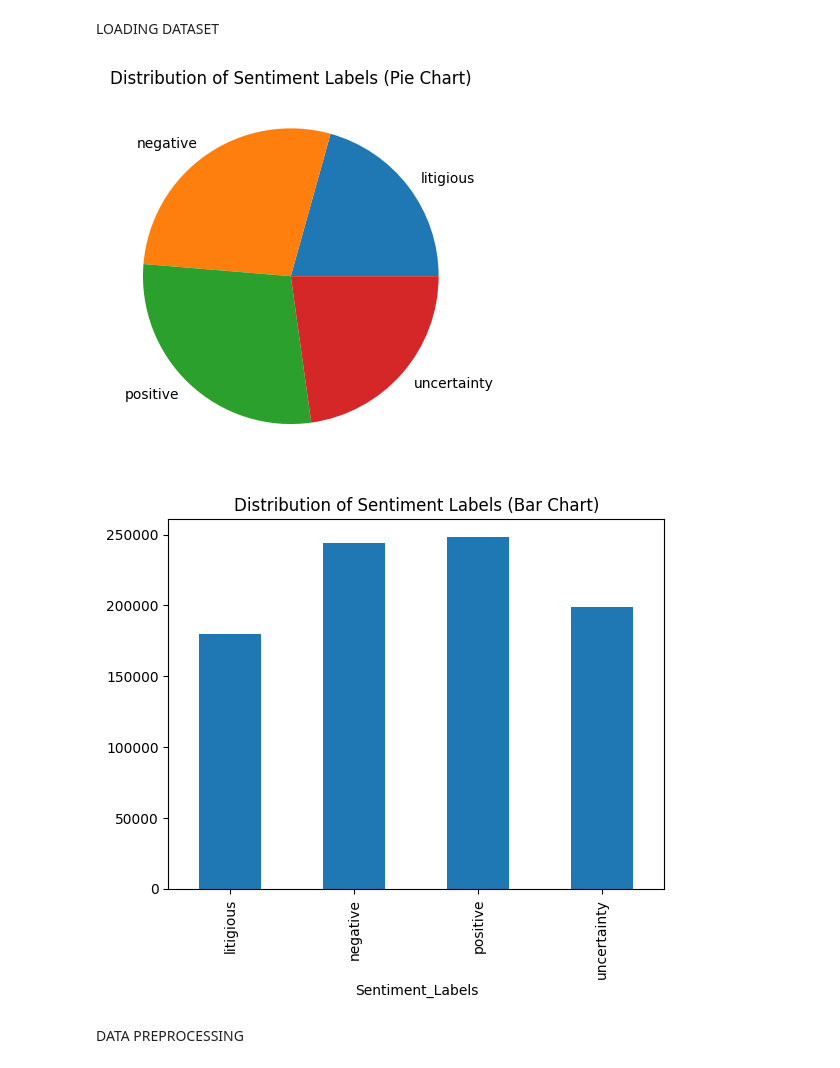
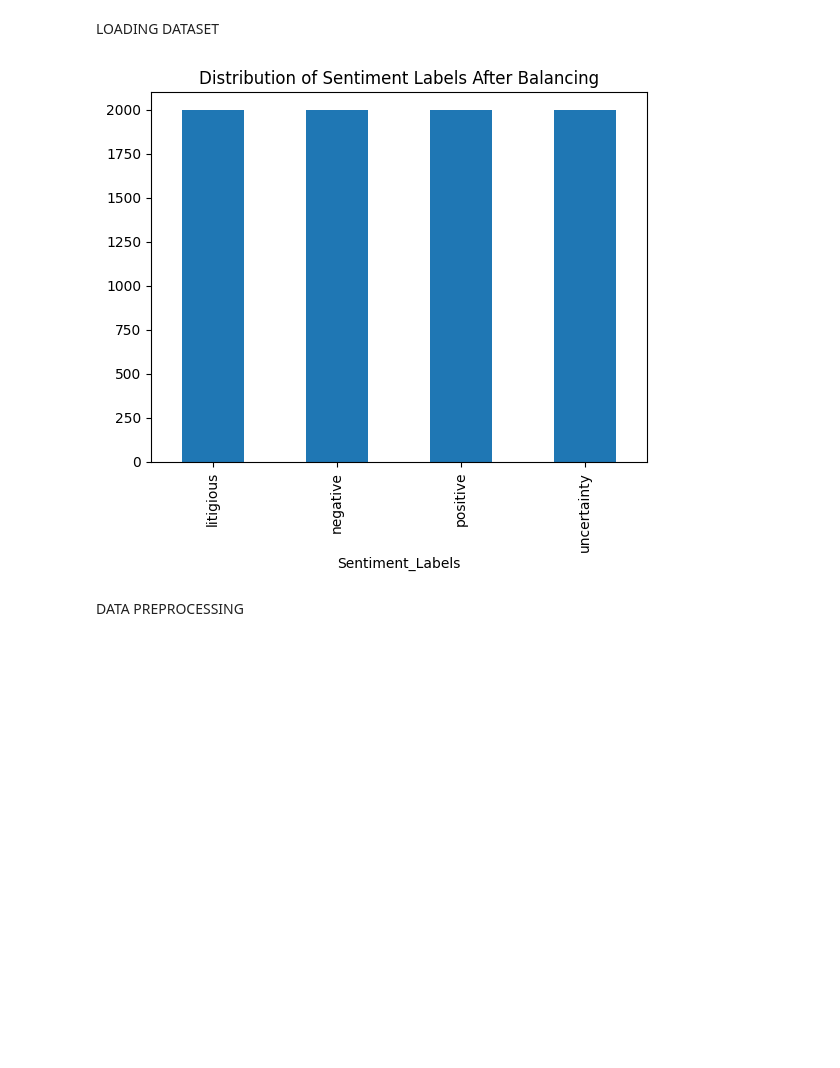
Before and after one commit to MikaelL09/Basic-Sentiment-Analysis, a Jupyter notebook: model_local.ipynb, the cells around one changed output. Saved outputs shown, nothing was run; the diff lists cells and outputs as text; code cells hidden in the pictures; blank space fills up the shorter version.

```diff
--- a/model_local.ipynb
+++ b/model_local.ipynb
@@ -54,29 +33,38 @@ device
 # %% [markdown]
 LOADING DATASET
 # %%
+# Load the dataset
+UnC_Data = pd.read_csv('./Sentiment_Dataset/Text/4/dataset.csv', low_memory=False)
+
 # Filter only English tweets
+UnC_Data = UnC_Data.query('Language == "en"')
+
 # Convert all columns to string type
+UnC_Data = UnC_Data.astype(str)
+
 # Drop all rows with any NaN and NaT values
-UnC_Data = pd.read_csv('./Sentiment_Dataset/Text/4/dataset.csv', low_memory=False).query('Language == "en"').astype(str).dropna()
+UnC_Data = UnC_Data.dropna()
 
 # Only keep the text and label columns
 UnC_Data = UnC_Data[['Text', 'Label']]
 
 # Rename the "Label" column as "sentiment labels"
 UnC_Data = UnC_Data.rename(columns={'Label': 'Sentiment_Labels'})
 
-# Visualize the distribution of the labels - Pie Chart
-UnC_Data.groupby(['Sentiment_Labels']).size().plot.pie()
-plt.title('Distribution of Sentiment Labels (Pie Chart)')
+# Balancing the dataset
+balanced_data = pd.DataFrame()
+
+# Sample 2000 records for each label
+for label in UnC_Data['Sentiment_Labels'].unique():
+    label_data = UnC_Data[UnC_Data['Sentiment_Labels'] == label].sample(2000, replace=True)
+    balanced_data = pd.concat([balanced_data, label_data])
+
+# Visualize the distribution of the labels after balancing - Bar Chart
+balanced_data.groupby(['Sentiment_Labels']).size().plot.bar()
+plt.title('Distribution of Sentiment Labels After Balancing')
 plt.show()
-
-# Visualize the distribution of the labels - Bar Chart
-UnC_Data.groupby(['Sentiment_Labels']).size().plot.bar()
-plt.title('Distribution of Sentiment Labels (Bar Chart)')
-plt.show()
 # %% [output]
-[figure, old version]
+[figure, new version]
-[figure, removed]
 # %% [markdown]
 DATA PREPROCESSING
 # %%
```
Also changed, not shown: parts of 31 cells of this notebook, 2 other files.
